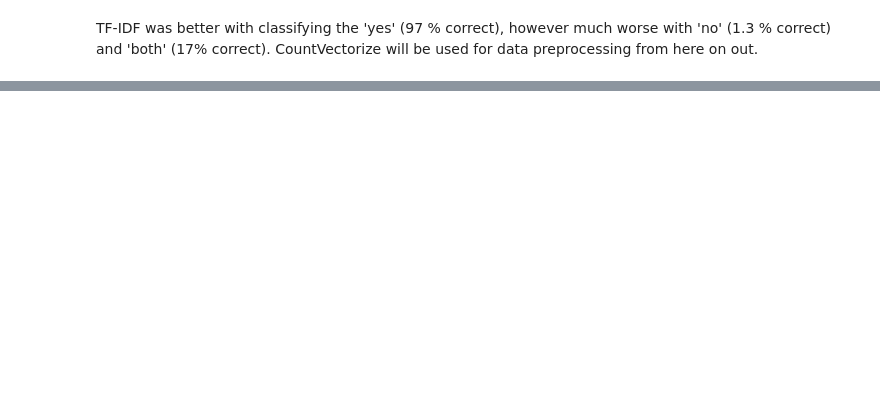
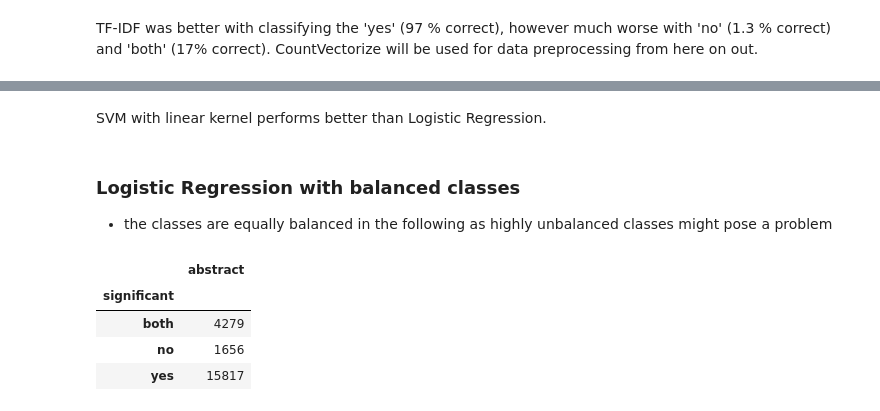
Before and after one commit to kludt/gesellenstueck, a Jupyter notebook: notebooks/predicting_significance.ipynb, the cells around one changed output, grey strips where cells are left out. Saved outputs shown, nothing was run; the diff lists cells and outputs as text; code cells hidden in the pictures; blank space fills up the shorter version.

```diff
--- a/notebooks/predicting_significance.ipynb
+++ b/notebooks/predicting_significance.ipynb
@@ -241,0 +350,13 @@ avg / total       0.76      0.76      0.70     15226
+# %% [markdown]
+SVM with linear kernel performs better than Logistic Regression.
+# %% [markdown]
+### Logistic Regression with balanced classes
+- the classes are equally balanced in the following as highly unbalanced classes might pose a problem
+# %%
+labelled_abstracts.groupby('significant').count()
+# %% [output]
+|  | abstract |
+| significant |  |
+| both | 4279 |
+| no | 1656 |
+| yes | 15817 |
```
Also changed, not shown: parts of 53 cells of this notebook.
